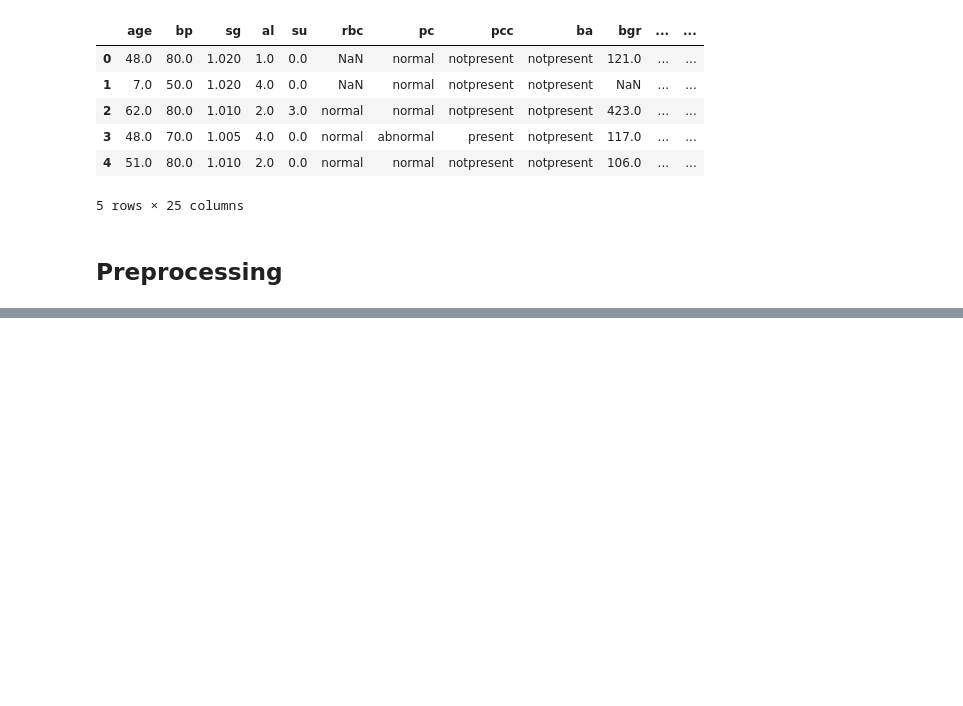
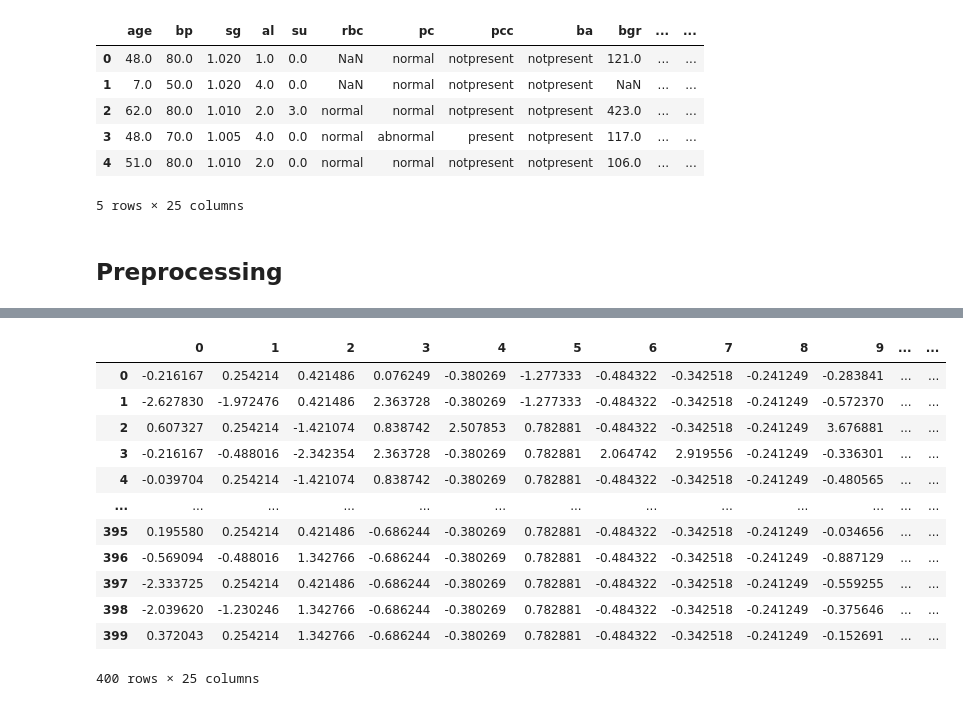
Before and after one commit to jonathanlys01/ML_project, a Jupyter notebook: test.ipynb, the cells around one changed output, grey strips where cells are left out. Saved outputs shown, nothing was run; the diff lists cells and outputs as text; code cells hidden in the pictures; blank space fills up the shorter version.

```diff
--- a/test.ipynb
+++ b/test.ipynb
@@ -33,0 +130,24 @@ kidney.head()
+# %%
+from sklearn.preprocessing import StandardScaler
+
+scaler = StandardScaler()
+
+temp = filled.copy()
+
+scaler = StandardScaler()
+
+pd.DataFrame(scaler.fit_transform(filled))
+# %% [output]
+|  | 0 | 1 | 2 | 3 | 4 | 5 | 6 | 7 | 8 | 9 | ... | ... |
+| 0 | -0.216167 | 0.254214 | 0.421486 | 0.076249 | -0.380269 | -1.277333 | -0.484322 | -0.342518 | -0.241249 | -0.283841 | ... | ... |
+| 1 | -2.627830 | -1.972476 | 0.421486 | 2.363728 | -0.380269 | -1.277333 | -0.484322 | -0.342518 | -0.241249 | -0.572370 | ... | ... |
+| 2 | 0.607327 | 0.254214 | -1.421074 | 0.838742 | 2.507853 | 0.782881 | -0.484322 | -0.342518 | -0.241249 | 3.676881 | ... | ... |
+| 3 | -0.216167 | -0.488016 | -2.342354 | 2.363728 | -0.380269 | 0.782881 | 2.064742 | 2.919556 | -0.241249 | -0.336301 | ... | ... |
+| 4 | -0.039704 | 0.254214 | -1.421074 | 0.838742 | -0.380269 | 0.782881 | -0.484322 | -0.342518 | -0.241249 | -0.480565 | ... | ... |
+| ... | ... | ... | ... | ... | ... | ... | ... | ... | ... | ... | ... | ... |
+| 395 | 0.195580 | 0.254214 | 0.421486 | -0.686244 | -0.380269 | 0.782881 | -0.484322 | -0.342518 | -0.241249 | -0.034656 | ... | ... |
+| 396 | -0.569094 | -0.488016 | 1.342766 | -0.686244 | -0.380269 | 0.782881 | -0.484322 | -0.342518 | -0.241249 | -0.887129 | ... | ... |
+| 397 | -2.333725 | 0.254214 | 0.421486 | -0.686244 | -0.380269 | 0.782881 | -0.484322 | -0.342518 | -0.241249 | -0.559255 | ... | ... |
+| 398 | -2.039620 | -1.230246 | 1.342766 | -0.686244 | -0.380269 | 0.782881 | -0.484322 | -0.342518 | -0.241249 | -0.375646 | ... | ... |
+| 399 | 0.372043 | 0.254214 | 1.342766 | -0.686244 | -0.380269 | 0.782881 | -0.484322 | -0.342518 | -0.241249 | -0.152691 | ... | ... |
+400 rows × 25 columns
```
Also changed, not shown: parts of 8 cells of this notebook, 1 other file.
